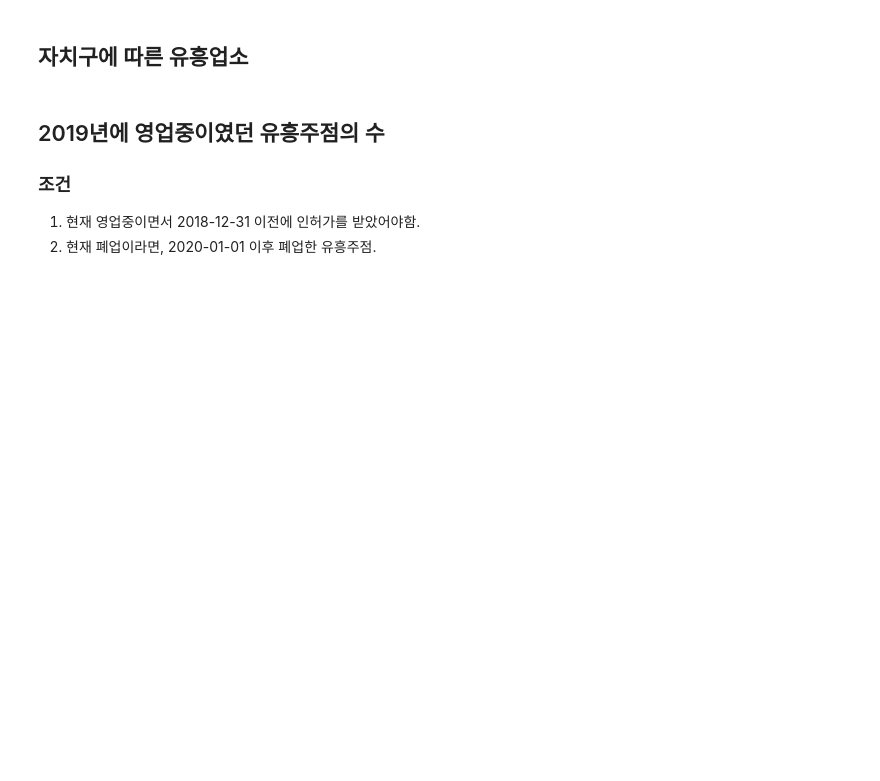
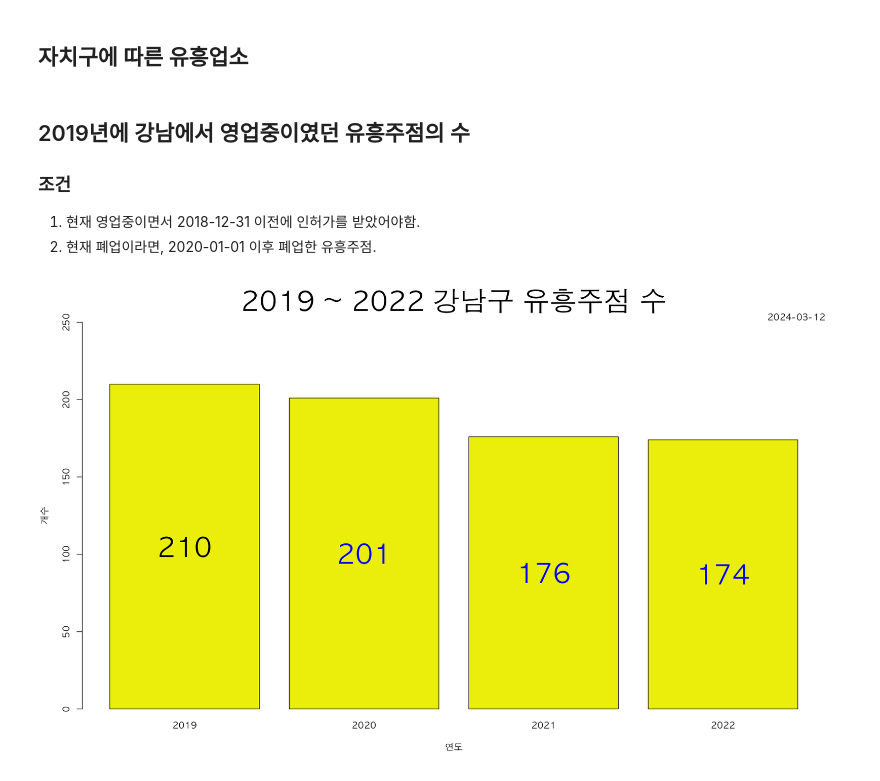
Before and after one commit to lcy0512/R, a Jupyter notebook: R/범죄 현황 분석.ipynb, the cells around one changed output. Saved outputs shown, nothing was run; the diff lists cells and outputs as text; code cells hidden in the pictures; blank space fills up the shorter version.

```diff
--- a/R/범죄 현황 분석.ipynb
+++ b/R/범죄 현황 분석.ipynb
@@ -477,7 +434,7 @@ store_강남$최종수정일자 <- str_replace_all(store_강남$최종수정일
 # 최종수정일자 시,분,초 제외
 store_강남$최종수정일자 <- substr(store_강남$최종수정일자,1,10)
 # %% [markdown]
-## 2019년에 영업중이였던 유흥주점의 수
+## 2019년에 강남에서 영업중이였던 유흥주점의 수
 ### 조건
 1. 현재 영업중이면서 2018-12-31 이전에 인허가를 받았어야함.
 2. 현재 폐업이라면, 2020-01-01 이후 폐업한 유흥주점.
@@ -493,0 +465,22 @@ sum(subset(store_강남,상세영업상태명 == "폐업")$폐업일자 >= 20200
+# %%
+par(family = "AppleGothic",bg = "white")
+barplot(
+    as.integer(store_강남_년도별),
+    names = c(2019:2022),
+    ylim = c(0,250),
+    col = 'yellow2',
+    xlab = '연도',
+    ylab = '개수'
+)
+mtext("2024-03-12", side = 3, adj = 1, cex = 1)
+title(
+    main = "2019 ~ 2022 강남구 유흥주점 수",
+    cex.main = 3
+)
+text(
+    c(0.7,1.9,3.1,4.3,5.5),as.integer(store_강남_년도별) / 2,as.integer(store_강남_년도별),
+    col = c('black',rep('blue',1,3)),
+    cex = 3
+)
+# %% [output]
+[figure, added]
```
Also changed, not shown: parts of 14 cells of this notebook.
